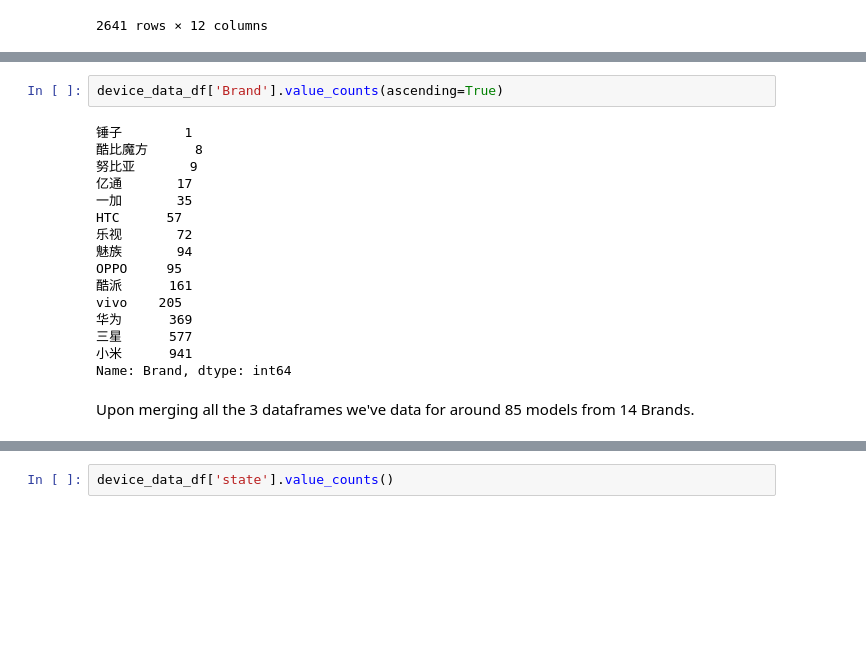
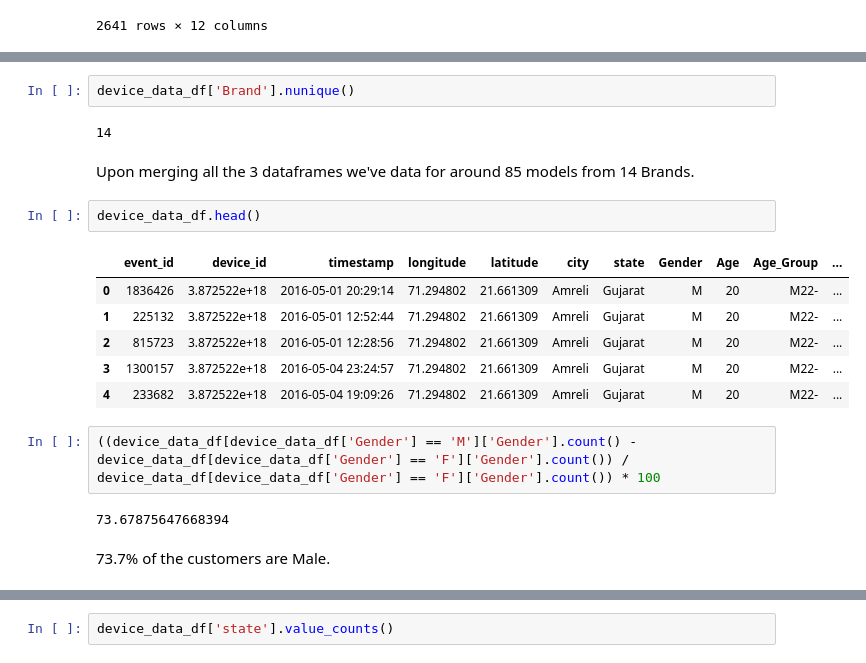
Before and after one commit to santhoshbvsrk/CapstoneProjects, a Jupyter notebook: DataAnalytics_CDF/InsaidTelecom_CDFCapstone.ipynb, the cells around one changed output, grey strips where cells are left out. Cells and saved outputs as stored; diff of their text form; blank space fills up the shorter version.

```diff
--- a/DataAnalytics_CDF/InsaidTelecom_CDFCapstone.ipynb
+++ b/DataAnalytics_CDF/InsaidTelecom_CDFCapstone.ipynb
@@ -289,20 +292,21 @@ Name: Model, Length: 85, dtype: int64
 # %%
-device_data_df['Brand'].value_counts(ascending=True)
+device_data_df['Brand'].nunique()
 # %% [output]
-锤子        1
-酷比魔方      8
-努比亚       9
-亿通       17
-一加       35
-HTC      57
-乐视       72
-魅族       94
-OPPO     95
-酷派      161
-vivo    205
-华为      369
-三星      577
-小米      941
-Name: Brand, dtype: int64
+14
 # %% [markdown]
 Upon merging all the 3 dataframes we've data for around 85 models from 14 Brands.
+# %%
+device_data_df.head()
+# %% [output]
+|  | event_id | device_id | timestamp | longitude | latitude | city | state | Gender | Age | Age_Group | ... |
+| 0 | 1836426 | 3.872522e+18 | 2016-05-01 20:29:14 | 71.294802 | 21.661309 | Amreli | Gujarat | M | 20 | M22- | ... |
+| 1 | 225132 | 3.872522e+18 | 2016-05-01 12:52:44 | 71.294802 | 21.661309 | Amreli | Gujarat | M | 20 | M22- | ... |
+| 2 | 815723 | 3.872522e+18 | 2016-05-01 12:28:56 | 71.294802 | 21.661309 | Amreli | Gujarat | M | 20 | M22- | ... |
+| 3 | 1300157 | 3.872522e+18 | 2016-05-04 23:24:57 | 71.294802 | 21.661309 | Amreli | Gujarat | M | 20 | M22- | ... |
+| 4 | 233682 | 3.872522e+18 | 2016-05-04 19:09:26 | 71.294802 | 21.661309 | Amreli | Gujarat | M | 20 | M22- | ... |
+# %%
+((device_data_df[device_data_df['Gender'] == 'M']['Gender'].count() - device_data_df[device_data_df['Gender'] == 'F']['Gender'].count()) / device_data_df[device_data_df['Gender'] == 'F']['Gender'].count()) * 100
+# %% [output]
+73.67875647668394
+# %% [markdown]
+73.7% of the customers are Male.
```
Also changed, not shown: parts of 20 cells of this notebook.
